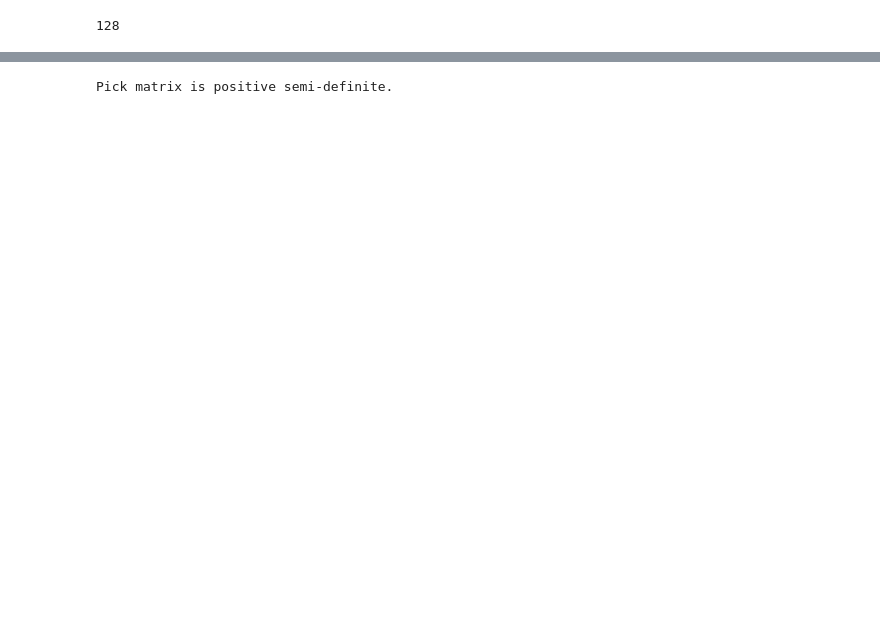
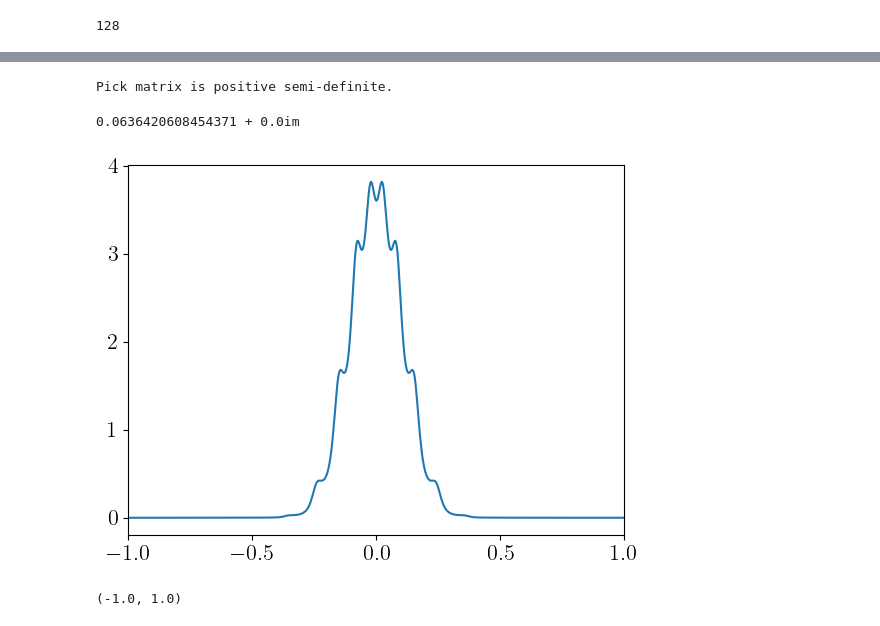
Before and after one commit to SpM-lab/Nevanlinna.jl, a Jupyter notebook: test_jl.ipynb, the cells around one changed output, grey strips where cells are left out. Saved outputs shown, nothing was run; the diff lists cells and outputs as text; code cells hidden in the pictures; blank space fills up the shorter version.

```diff
--- a/test_jl.ipynb
+++ b/test_jl.ipynb
@@ -125,6 +97,27 @@ end
-# %%
-#imaginary = my.ImagDomainData(hnw, test_smpl, test_gw)
-imaginary = my.ImagDomainData(14, test_smpl, test_gw)
-;
-# %% [output]
-Pick matrix is positive semi-definite.
+# %%
+N_imag    =  12
+N_real    =  6000
+omega_min = -10.0
+omega_max =  10.0
+eta       =  0.001
+H         =  1
+ab_coeff = zeros(Float64, 2*H)
+imaginary = ImagDomainData(N_imag, test_smpl, test_gw)
+phis = calc_phis(imaginary)
+pre_reals = RealDomainData(N_real, omega_min, omega_max, eta)
+evaluation(imaginary, pre_reals, phis, H, ab_coeff)
+reals = RealDomainData(N_real, omega_min, omega_max, eta)
+evaluation(imaginary, reals, phis, H, ab_coeff)
+;
+# %% [output]
+Pick matrix is positive semi-definite.
+# %%
+calc_functional(pre_reals)
+# %% [output]
+0.0636420608454371 + 0.0im
+# %%
+plt.plot(Float64.(real.((pre_reals.freq))), Float64.(imag.(pre_reals.val))/pi)
+plt.xlim(-1.0,1.0)
+# %% [output]
+[figure, added]
+(-1.0, 1.0)
```
Also changed, not shown: parts of 16 cells of this notebook, 13 other files.
